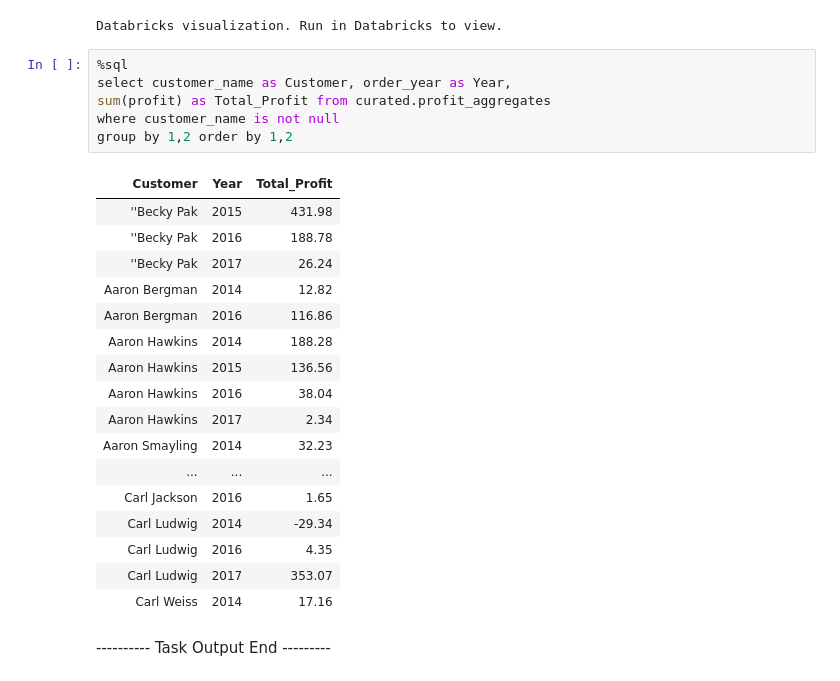
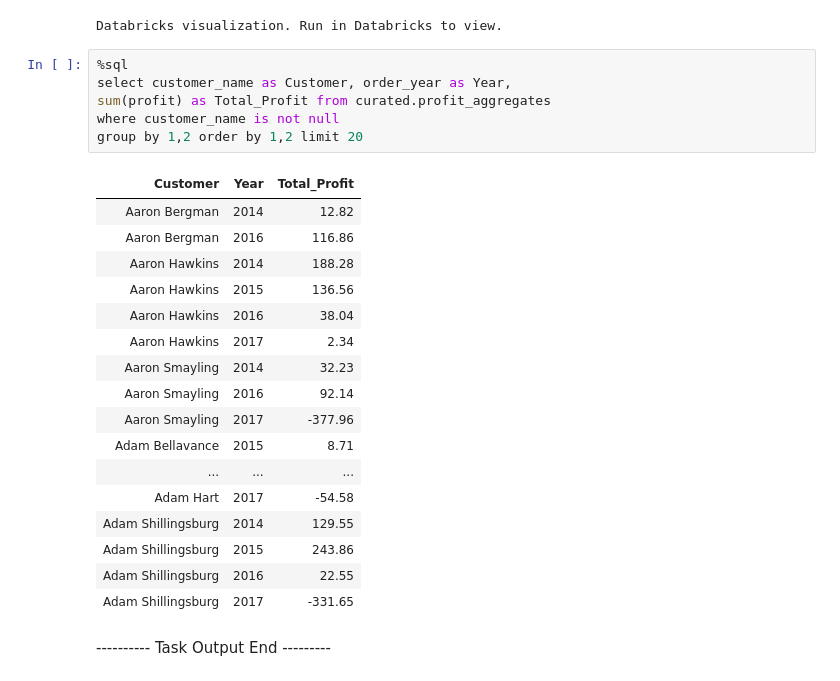
Before and after one commit to arjunsr11/PEI_Assignment, a Jupyter notebook: Data Analysis & Quality Issues.ipynb, the cells around one changed output. Cells and saved outputs as stored; diff of their text form.

Commit message:
limiting notebook output data

```diff
--- a/Data Analysis & Quality Issues.ipynb
+++ b/Data Analysis & Quality Issues.ipynb
@@ -82,14 +82,11 @@ Databricks visualization. Run in Databricks to view.
 # %%
 %sql
 select customer_name as Customer, order_year as Year,
 sum(profit) as Total_Profit from curated.profit_aggregates
 where customer_name is not null
-group by 1,2 order by 1,2
+group by 1,2 order by 1,2 limit 20
 # %% [output]
 | Customer | Year | Total_Profit |
-| ''Becky Pak | 2015 | 431.98 |
-| ''Becky Pak | 2016 | 188.78 |
-| ''Becky Pak | 2017 | 26.24 |
 | Aaron Bergman | 2014 | 12.82 |
 | Aaron Bergman | 2016 | 116.86 |
 | Aaron Hawkins | 2014 | 188.28 |
@@ -97,12 +94,15 @@ group by 1,2 order by 1,2
 | Aaron Hawkins | 2016 | 38.04 |
 | Aaron Hawkins | 2017 | 2.34 |
 | Aaron Smayling | 2014 | 32.23 |
+| Aaron Smayling | 2016 | 92.14 |
+| Aaron Smayling | 2017 | -377.96 |
+| Adam Bellavance | 2015 | 8.71 |
 | ... | ... | ... |
-| Carl Jackson | 2016 | 1.65 |
-| Carl Ludwig | 2014 | -29.34 |
-| Carl Ludwig | 2016 | 4.35 |
-| Carl Ludwig | 2017 | 353.07 |
-| Carl Weiss | 2014 | 17.16 |
+| Adam Hart | 2017 | -54.58 |
+| Adam Shillingsburg | 2014 | 129.55 |
+| Adam Shillingsburg | 2015 | 243.86 |
+| Adam Shillingsburg | 2016 | 22.55 |
+| Adam Shillingsburg | 2017 | -331.65 |
 # %% [markdown]
 ---------- Task Output End ---------
 # %% [markdown]
```
Also changed, not shown: parts of 2 cells of this notebook, 3 other files.
